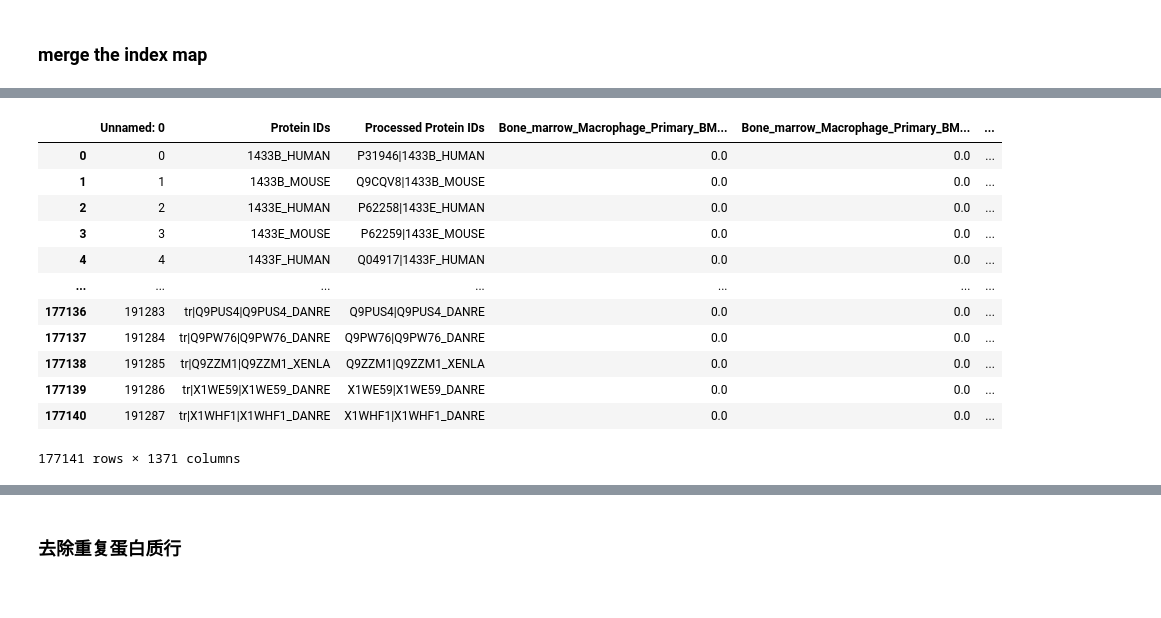
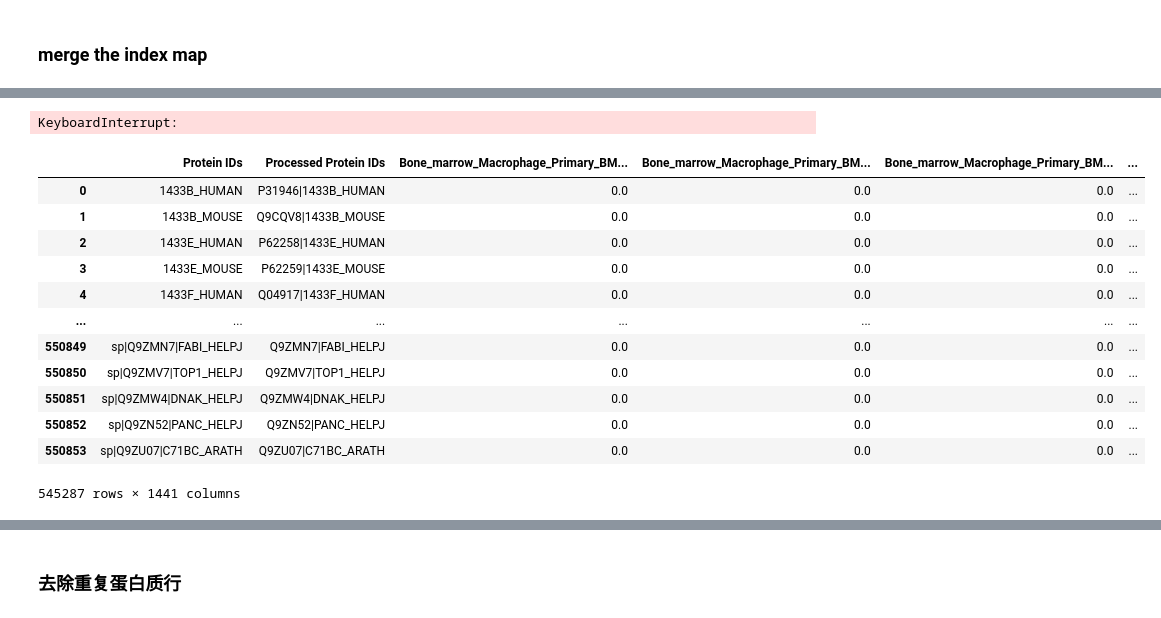
Before and after one commit to TaoYySC/SingleCellProteomics, a Jupyter notebook: map_protein_from_different_index.ipynb, the cells around one changed output, grey strips where cells are left out. Drawn from its saved outputs; the diff is of its cells as text; code cells hidden in the pictures.

```diff
--- a/map_protein_from_different_index.ipynb
+++ b/map_protein_from_different_index.ipynb
@@ -130,14 +250,14 @@ processed_other_index.to_csv('map_result/other_index.csv')
 # %% [markdown]
 ## all
 # %%
-species_index = pd.read_csv('map_result/species_index.csv',index_col = 0)
-all_info_index = pd.read_csv('map_result/all_info_index.csv',index_col = 0)
-long_name_index = pd.read_csv('map_result/long_name_index.csv',index_col = 0)
-short_name_index = pd.read_csv('map_result/short_name_index.csv',index_col = 0)
-standard_index = pd.read_csv('map_result/standard_index.csv',index_col = 0)
-isoform_index = pd.read_csv('map_result/isoform_index.csv',index_col = 0)
-long_long_name_index = pd.read_csv('map_result/long_long_name_index.csv',index_col= 0)
-other_index = pd.read_csv('map_result/other_index.csv',index_col = 0)
+species_index = pd.read_csv('data_intergrate/map_result/species_index.csv',index_col = 0)
+all_info_index = pd.read_csv('data_intergrate/map_result/all_info_index.csv',index_col = 0)
+long_name_index = pd.read_csv('data_intergrate/map_result/long_name_index.csv',index_col = 0)
+short_name_index = pd.read_csv('data_intergrate/map_result/short_name_index.csv',index_col = 0)
+standard_index = pd.read_csv('data_intergrate/map_result/standard_index.csv',index_col = 0)
+isoform_index = pd.read_csv('data_intergrate/map_result/isoform_index.csv',index_col = 0)
+long_long_name_index = pd.read_csv('data_intergrate/map_result/long_long_name_index.csv',index_col= 0)
+other_index = pd.read_csv('data_intergrate/map_result/other_index.csv',index_col = 0)
 # %%
 long_long_name_index
 # %% [output]
@@ -163,5 +297,5 @@ index_map = pd.concat([species_index,all_info_index,long_name_index,short_name_i
 # %%
-all_data = pd.read_csv('all_data_filtered.csv')
+all_data = pd.read_csv('data_intergrate/all_data.csv')
 # index_map = pd.read_csv('map_result/index_map.csv')
 # %%
 all_data_standard = all_data.merge(index_map,left_on='Protein IDs',right_on='Protein IDs',how='left')
@@ -241,23 +375,25 @@ mapped_data
 # %%
-mapped_data.to_csv('all_data_standard_12.csv')
-no_map.to_csv('no_map_12.csv')
+mapped_data.to_csv('data_intergrate/mapped.csv')
+no_map.to_csv('data_intergrate/no_map.csv')
+# %% [output]
+KeyboardInterrupt:
 # %%
-mapped_data = pd.read_csv('all_data_standard_11.csv')
+
 mapped_data
 # %% [output]
-|  | Unnamed: 0 | Protein IDs | Processed Protein IDs | Bone_marrow_Macrophage_Primary_BM... | Bone_marrow_Macrophage_Primary_BM... | ... |
-| 0 | 0 | 1433B_HUMAN | P31946|1433B_HUMAN | 0.0 | 0.0 | ... |
-| 1 | 1 | 1433B_MOUSE | Q9CQV8|1433B_MOUSE | 0.0 | 0.0 | ... |
-| 2 | 2 | 1433E_HUMAN | P62258|1433E_HUMAN | 0.0 | 0.0 | ... |
-| 3 | 3 | 1433E_MOUSE | P62259|1433E_MOUSE | 0.0 | 0.0 | ... |
-| 4 | 4 | 1433F_HUMAN | Q04917|1433F_HUMAN | 0.0 | 0.0 | ... |
+|  | Protein IDs | Processed Protein IDs | Bone_marrow_Macrophage_Primary_BM... | Bone_marrow_Macrophage_Primary_BM... | Bone_marrow_Macrophage_Primary_BM... | ... |
+| 0 | 1433B_HUMAN | P31946|1433B_HUMAN | 0.0 | 0.0 | 0.0 | ... |
+| 1 | 1433B_MOUSE | Q9CQV8|1433B_MOUSE | 0.0 | 0.0 | 0.0 | ... |
+| 2 | 1433E_HUMAN | P62258|1433E_HUMAN | 0.0 | 0.0 | 0.0 | ... |
+| 3 | 1433E_MOUSE | P62259|1433E_MOUSE | 0.0 | 0.0 | 0.0 | ... |
+| 4 | 1433F_HUMAN | Q04917|1433F_HUMAN | 0.0 | 0.0 | 0.0 | ... |
 | ... | ... | ... | ... | ... | ... | ... |
-| 177136 | 191283 | tr|Q9PUS4|Q9PUS4_DANRE | Q9PUS4|Q9PUS4_DANRE | 0.0 | 0.0 | ... |
-| 177137 | 191284 | tr|Q9PW76|Q9PW76_DANRE | Q9PW76|Q9PW76_DANRE | 0.0 | 0.0 | ... |
-| 177138 | 191285 | tr|Q9ZZM1|Q9ZZM1_XENLA | Q9ZZM1|Q9ZZM1_XENLA | 0.0 | 0.0 | ... |
-| 177139 | 191286 | tr|X1WE59|X1WE59_DANRE | X1WE59|X1WE59_DANRE | 0.0 | 0.0 | ... |
-| 177140 | 191287 | tr|X1WHF1|X1WHF1_DANRE | X1WHF1|X1WHF1_DANRE | 0.0 | 0.0 | ... |
+| 550849 | sp|Q9ZMN7|FABI_HELPJ | Q9ZMN7|FABI_HELPJ | 0.0 | 0.0 | 0.0 | ... |
+| 550850 | sp|Q9ZMV7|TOP1_HELPJ | Q9ZMV7|TOP1_HELPJ | 0.0 | 0.0 | 0.0 | ... |
+| 550851 | sp|Q9ZMW4|DNAK_HELPJ | Q9ZMW4|DNAK_HELPJ | 0.0 | 0.0 | 0.0 | ... |
+| 550852 | sp|Q9ZN52|PANC_HELPJ | Q9ZN52|PANC_HELPJ | 0.0 | 0.0 | 0.0 | ... |
+| 550853 | sp|Q9ZU07|C71BC_ARATH | Q9ZU07|C71BC_ARATH | 0.0 | 0.0 | 0.0 | ... |
-177141 rows × 1371 columns
+545287 rows × 1441 columns
 # %%
 JGI = mapped_data[mapped_data['Protein IDs'].str.contains('JGIv7b')]
 JGI
```
Also changed, not shown: parts of 24 cells of this notebook, 4 other files.
